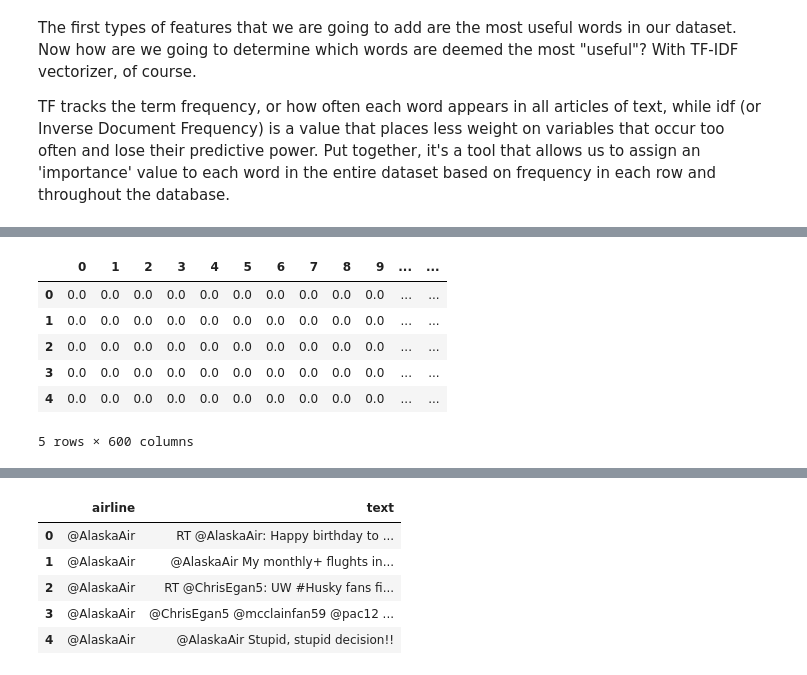
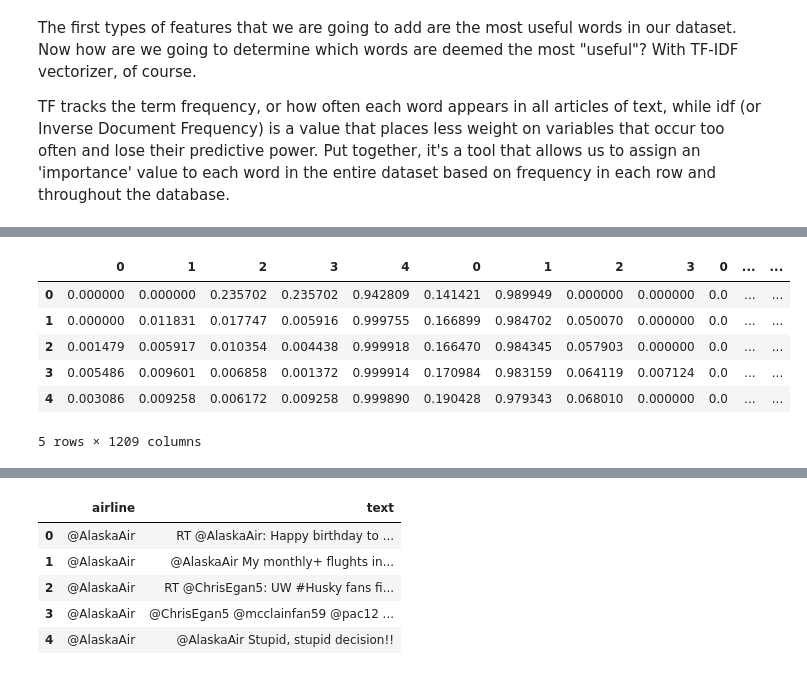
Before and after one commit to colleen-chen/Portfolio, a Jupyter notebook: Sentiment Analysis with Airline Tweets/Airline Sentiment Analysis using Twitter Data.ipynb, the cells around one changed output, grey strips where cells are left out. Drawn from its saved outputs; the diff is of its cells as text; code cells hidden in the pictures.

```diff
--- a/Sentiment Analysis with Airline Tweets/Airline Sentiment Analysis using Twitter Data.ipynb
+++ b/Sentiment Analysis with Airline Tweets/Airline Sentiment Analysis using Twitter Data.ipynb
@@ -353,7 +328,8 @@ There’s only so much that you can fit into 140 characters or less (the trainin
 # %%
 def text_cleaner(text):
     # Visual inspection identifies a form of punctuation spaCy does not
-    # recognize: the double dash '--'.  Better get rid of it now!
+    text = re.sub(r'\n',' ',text)
+    text = re.sub(r'\t',' ',text)
     text = re.sub(r'--',' ',text)
     text = re.sub("[\[].*?[\]]", "", text)
     text = ' '.join(text.split())
@@ -391,6 +367,10 @@ Now that we’ve reached the end of the course, it’s time to pull out all the
 X = tweets['text']
 y = tweets['airline_sentiment']
 
+# Instantiating spaCy
+nlp = spacy.load('en')
+X_words = []
+
 # Create list of dataframes that we'll combine later
 nlp_methods = []
 # %%
@@ -434,17 +413,19 @@ nlp_methods = []
 # %%
-# Takes a while to run, and isn't set up yet
+# Track tweet composition
 
-# # Create new dataframe to track tweet characteristics
-# tweet_characteristics = pd.DataFrame()
+# Create new dataframe to track tweet characteristics
+tweet_characteristics = pd.DataFrame()
 
-# # Track characteristics of each tweet
-# tweet_characteristics['word_count'] = tweets['text'].apply(lambda x: len(str(x).split(" ")))
-# tweet_characteristics['char_count'] = tweets['text'].str.len()
-# tweet_characteristics['stop_count'] = tweets['text'].apply(lambda x: len([x for x in x.split() if x in stopwords.words('english')]))
-# tweet_characteristics['special_count'] = tweets['text'].apply(lambda x: len([x for x in x.split() if x.startswith('#')]))
+# Track characteristics of each tweet
+tweet_characteristics['word_count'] = tweets['text'].apply(lambda x: len(str(x).split(" ")))
+tweet_characteristics['char_count'] = tweets['text'].str.len()
+tweet_characteristics['stop_count'] = tweets['text'].apply(lambda x: len([x for x in x.split() if x in stopwords.words('english')]))
+tweet_characteristics['special_count'] = tweets['text'].apply(lambda x: len([x for x in x.split() if x.startswith('#')]))
 
-# # Preview the tweet characteristics
-# tweet_characteristics.head()
+# Preview the tweet characteristics
+tweet_characteristics.head()
+
+nlp_methods.append(pd.DataFrame(normalize(tweet_characteristics)))
 # %% [markdown]
 ### Tf-idf Vectorization
 The first types of features that we are going to add are the most useful words in our dataset. Now how are we going to determine which words are deemed the most "useful"? With TF-IDF vectorizer, of course.
@@ -452,14 +433,14 @@ The first types of features that we are going to add are the most useful words i
 TF tracks the term frequency, or how often each word appears in all articles of text, while idf (or Inverse Document Frequency) is a value that places less weight on variables that occur too often and lose their predictive power. Put together, it's a tool that allows us to assign an 'importance' value to each word in the entire dataset based on frequency in each row and throughout the database.
 # %%
 # Parameters for TF-idf vectorizer
-vectorizer = TfidfVectorizer(max_df=0.5,
-                             min_df=3,
-                             max_features=600,
-                             stop_words='english',
-                             lowercase=True,
-                             use_idf=True,
+vectorizer = TfidfVectorizer(max_df=0.5,            # Throw out words that occur in over half of tweets
+                             min_df=3,              # Words need to apper at least 3 times to count
+                             max_features=1200,
+                             stop_words='english',  # Ignore stop words
+                             lowercase=True,        # Ignore case
+                             use_idf=True,          # Penalize frequent words
                              norm=u'l2',
-                             smooth_idf=True
+                             smooth_idf=True        # Add 1 to df in case we have to divide by 0
                             )
 
 #Applying the vectorizer
@@ -591,17 +572,17 @@ Top positive words:
 # %%
 # Create final training dataset
-X_train = pd.concat(nlp_methods)
+X_train = pd.concat(nlp_methods, axis=1)
 
 # Review the data that we are placing into our models
 X_train.head()
 # %% [output]
-|  | 0 | 1 | 2 | 3 | 4 | 5 | 6 | 7 | 8 | 9 | ... | ... |
-| 0 | 0.0 | 0.0 | 0.0 | 0.0 | 0.0 | 0.0 | 0.0 | 0.0 | 0.0 | 0.0 | ... | ... |
-| 1 | 0.0 | 0.0 | 0.0 | 0.0 | 0.0 | 0.0 | 0.0 | 0.0 | 0.0 | 0.0 | ... | ... |
-| 2 | 0.0 | 0.0 | 0.0 | 0.0 | 0.0 | 0.0 | 0.0 | 0.0 | 0.0 | 0.0 | ... | ... |
-| 3 | 0.0 | 0.0 | 0.0 | 0.0 | 0.0 | 0.0 | 0.0 | 0.0 | 0.0 | 0.0 | ... | ... |
-| 4 | 0.0 | 0.0 | 0.0 | 0.0 | 0.0 | 0.0 | 0.0 | 0.0 | 0.0 | 0.0 | ... | ... |
+|  | 0 | 1 | 2 | 3 | 4 | 0 | 1 | 2 | 3 | 0 | ... | ... |
+| 0 | 0.000000 | 0.000000 | 0.235702 | 0.235702 | 0.942809 | 0.141421 | 0.989949 | 0.000000 | 0.000000 | 0.0 | ... | ... |
+| 1 | 0.000000 | 0.011831 | 0.017747 | 0.005916 | 0.999755 | 0.166899 | 0.984702 | 0.050070 | 0.000000 | 0.0 | ... | ... |
+| 2 | 0.001479 | 0.005917 | 0.010354 | 0.004438 | 0.999918 | 0.166470 | 0.984345 | 0.057903 | 0.000000 | 0.0 | ... | ... |
+| 3 | 0.005486 | 0.009601 | 0.006858 | 0.001372 | 0.999914 | 0.170984 | 0.983159 | 0.064119 | 0.007124 | 0.0 | ... | ... |
+| 4 | 0.003086 | 0.009258 | 0.006172 | 0.009258 | 0.999890 | 0.190428 | 0.979343 | 0.068010 | 0.000000 | 0.0 | ... | ... |
-5 rows × 600 columns
+5 rows × 1209 columns
 # %%
 # Generates a wordcloud of the most common words in negative tweets
 df=tweets[tweets['airline_sentiment']==-1]
```
Also changed, not shown: parts of 35 cells of this notebook.
